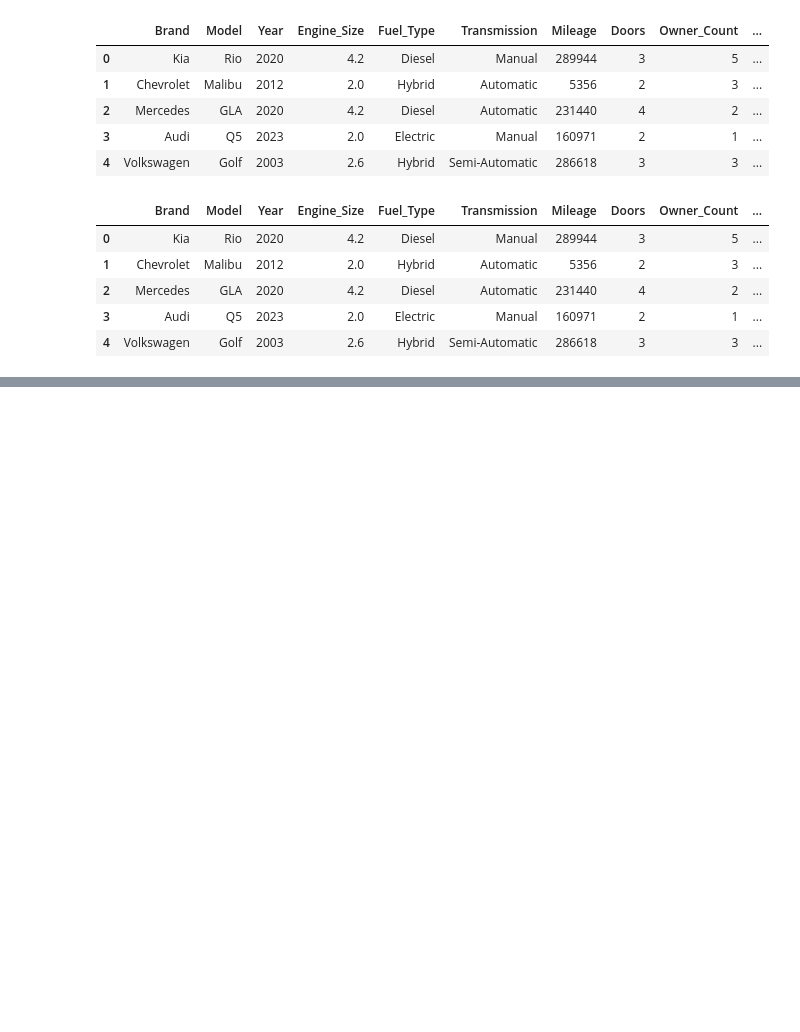
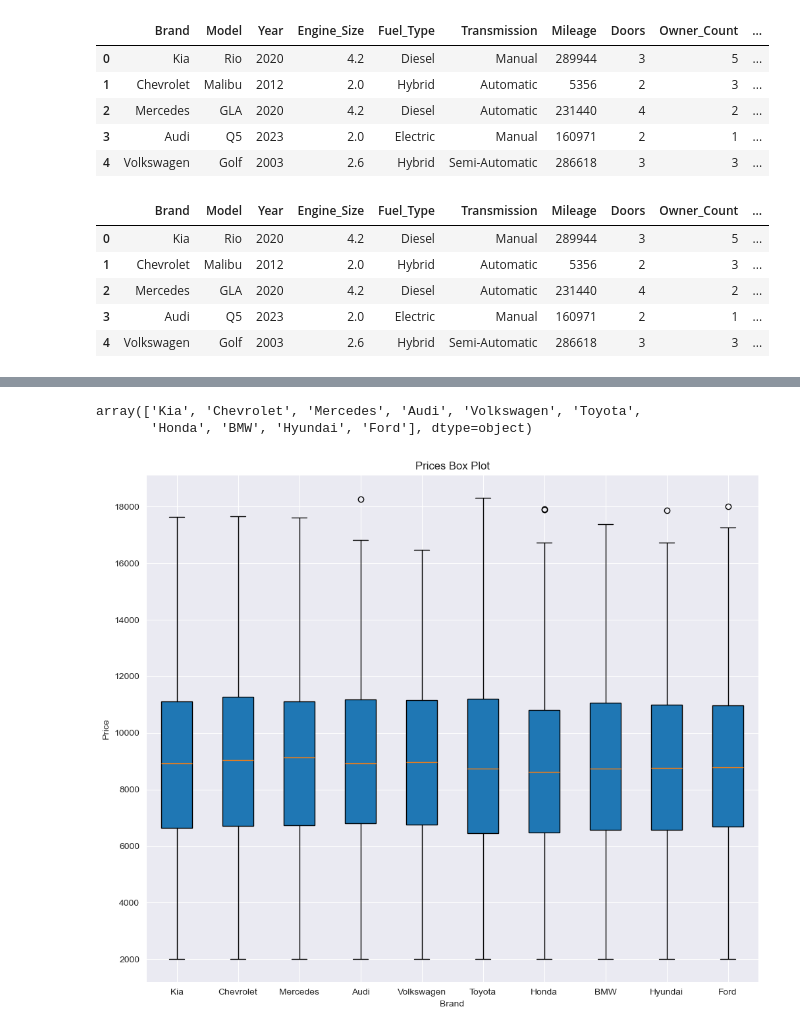
Before and after one commit to EmilianoDeLaGarzaVillarreal/CarPriceAnalysis, a Jupyter notebook: sample.ipynb, the cells around one changed output, grey strips where cells are left out. Drawn from its saved outputs; the diff is of its cells as text; code cells hidden in the pictures; blank space fills up the shorter version.

```diff
--- a/sample.ipynb
+++ b/sample.ipynb
@@ -101,0 +89,23 @@ plt.show()
+# %%
+labels
+# %% [output]
+array(['Kia', 'Chevrolet', 'Mercedes', 'Audi', 'Volkswagen', 'Toyota',
+       'Honda', 'BMW', 'Hyundai', 'Ford'], dtype=object)
+# %%
+BrandDivided = {c : df[df['Brand']==c] for c in df['Brand'].unique()}
+nBrandDivided = []
+for k, i in BrandDivided.items():
+    nBrandDivided.append(i['Price'])
+# %%
+plt.close()
+fig, ax = plt.subplots(figsize=(12,10))
+ax.set_xlabel('Brand')
+ax.set_ylabel('Price')
+ax.set_title('Prices Box Plot')
+ax.boxplot(nBrandDivided,
+           patch_artist=True,
+           tick_labels=labels
+           )
+plt.show()
+# %% [output]
+[figure, added]
```
Also changed, not shown: parts of 11 cells of this notebook.
